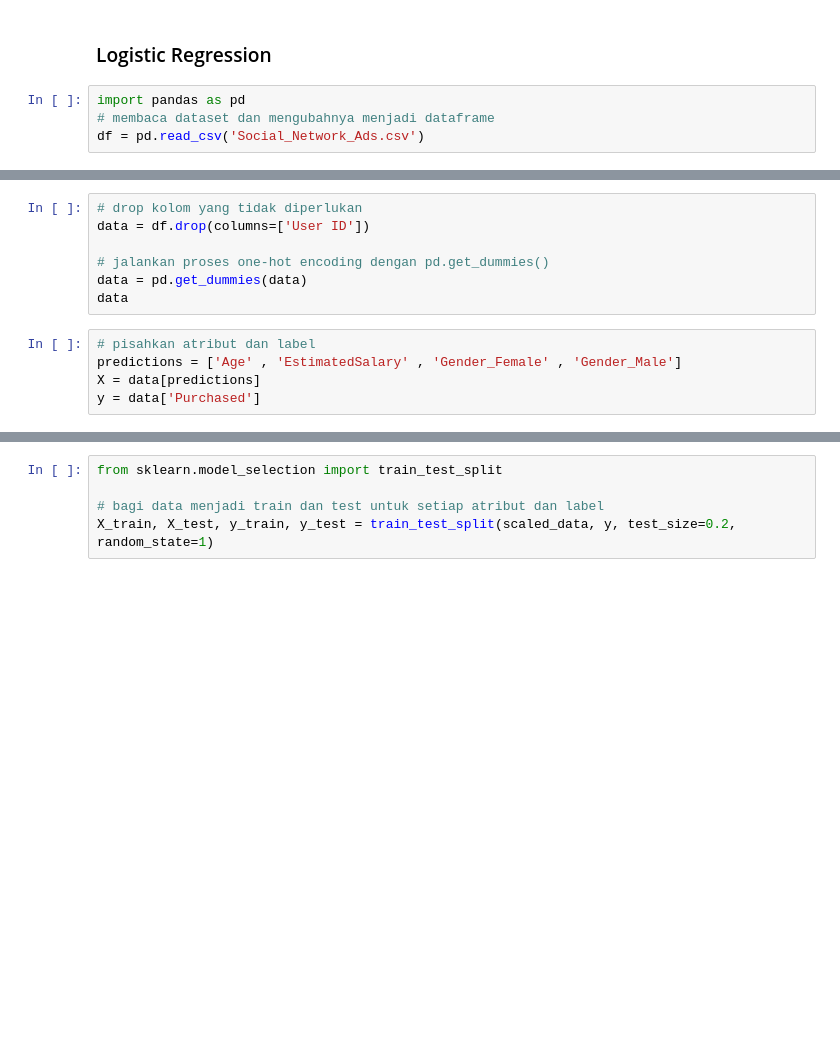
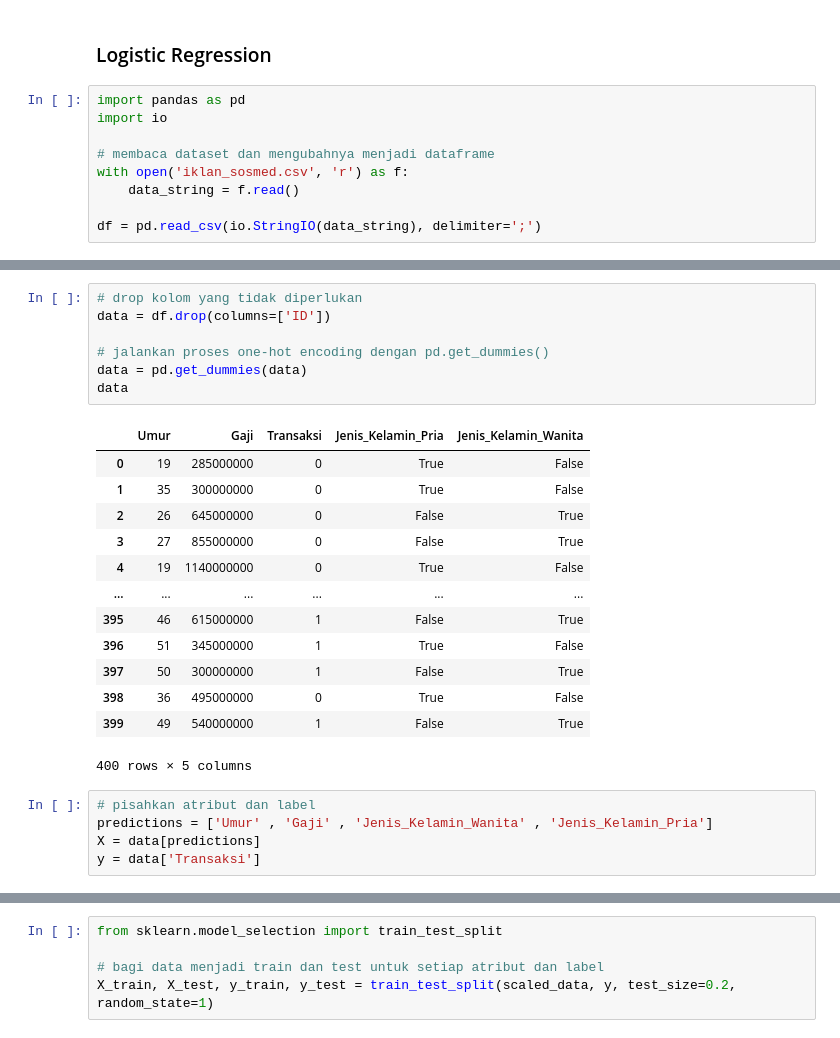
Before and after one commit to terra2n/2025_KB_TI-1C, a Jupyter notebook: jobsheet8.ipynb, the cells around one changed output, grey strips where cells are left out. Cells and saved outputs as stored; diff of their text form; blank space fills up the shorter version.

```diff
--- a/jobsheet8.ipynb
+++ b/jobsheet8.ipynb
@@ -106,7 +168,12 @@ linreg.score(X_test, y_pred)
 ### Logistic Regression
 # %%
 import pandas as pd
+import io
+
 # membaca dataset dan mengubahnya menjadi dataframe
-df = pd.read_csv('Social_Network_Ads.csv')
+with open('iklan_sosmed.csv', 'r') as f:
+    data_string = f.read()
+
+df = pd.read_csv(io.StringIO(data_string), delimiter=';')
 # %%
 df.head()
@@ -115,15 +202,29 @@ df.info()
 # %%
 # drop kolom yang tidak diperlukan
-data = df.drop(columns=['User ID'])
+data = df.drop(columns=['ID'])
 
 # jalankan proses one-hot encoding dengan pd.get_dummies()
 data = pd.get_dummies(data)
 data
+# %% [output]
+|  | Umur | Gaji | Transaksi | Jenis_Kelamin_Pria | Jenis_Kelamin_Wanita |
+| 0 | 19 | 285000000 | 0 | True | False |
+| 1 | 35 | 300000000 | 0 | True | False |
+| 2 | 26 | 645000000 | 0 | False | True |
+| 3 | 27 | 855000000 | 0 | False | True |
+| 4 | 19 | 1140000000 | 0 | True | False |
+| ... | ... | ... | ... | ... | ... |
+| 395 | 46 | 615000000 | 1 | False | True |
+| 396 | 51 | 345000000 | 1 | True | False |
+| 397 | 50 | 300000000 | 1 | False | True |
+| 398 | 36 | 495000000 | 0 | True | False |
+| 399 | 49 | 540000000 | 1 | False | True |
+400 rows × 5 columns
 # %%
 # pisahkan atribut dan label
-predictions = ['Age' , 'EstimatedSalary' , 'Gender_Female' , 'Gender_Male']
+predictions = ['Umur' , 'Gaji' , 'Jenis_Kelamin_Wanita' , 'Jenis_Kelamin_Pria']
 X = data[predictions]
-y = data['Purchased']
+y = data['Transaksi']
 # %%
 # lakukan normalisasi terhadap data yang kita miliki
 from sklearn.preprocessing import StandardScaler
```
Also changed, not shown: parts of 70 cells of this notebook.
